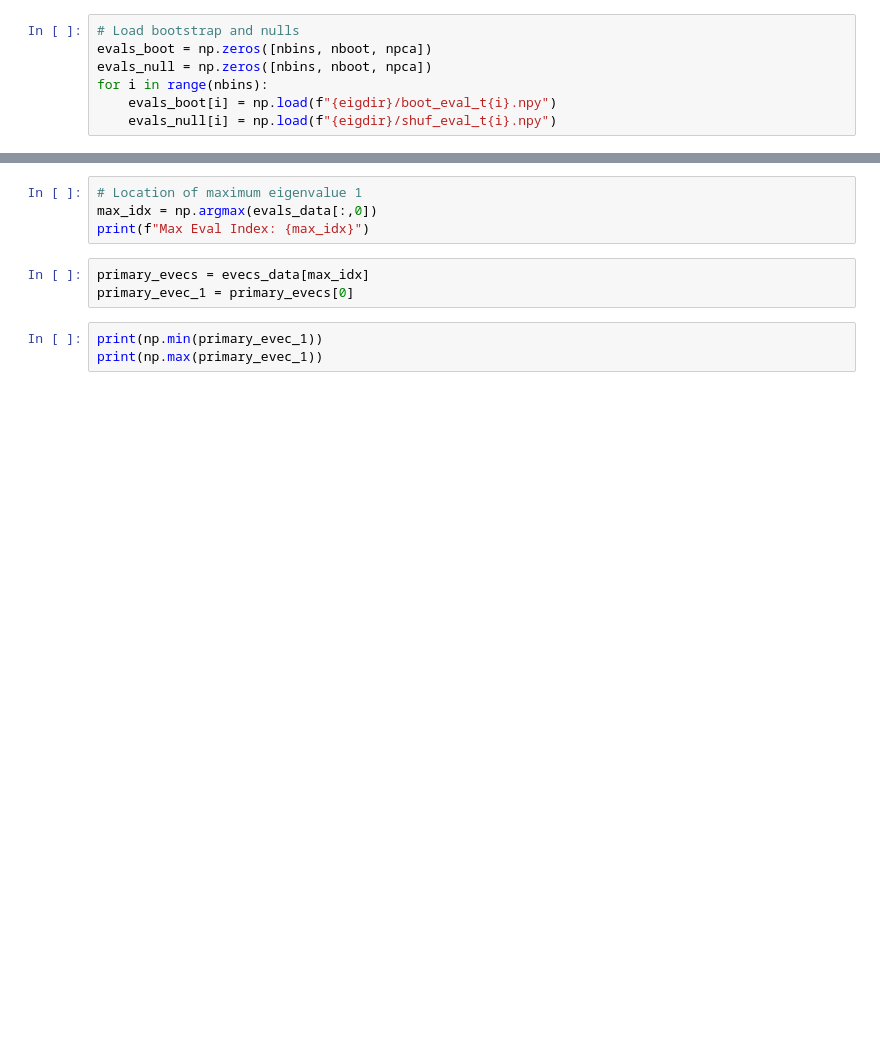
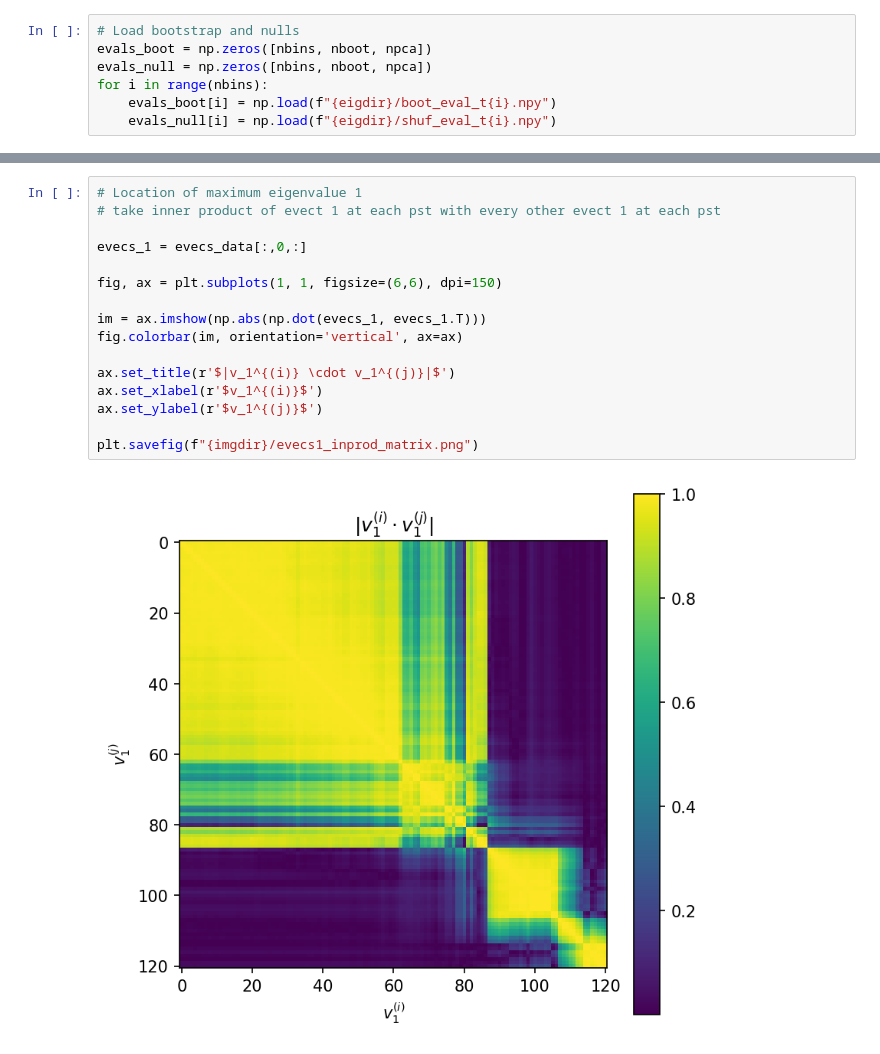
Before and after one commit to AddisonHowe/gexpParPCA, a Jupyter notebook: nb.ipynb, the cells around one changed output, grey strips where cells are left out. Saved outputs shown, nothing was run; the diff lists cells and outputs as text; blank space fills up the shorter version.

Commit message:
Moved barchart func to helpers and added evec plot

```diff
--- a/nb.ipynb
+++ b/nb.ipynb
@@ -142,10 +153,18 @@ plt.savefig(f'{imgdir}/eval_plots.png')
-# %%
-# Location of maximum eigenvalue 1
-max_idx = np.argmax(evals_data[:,0])
-print(f"Max Eval Index: {max_idx}")
 # %%
-primary_evecs = evecs_data[max_idx]
-primary_evec_1 = primary_evecs[0]
+# Location of maximum eigenvalue 1
+# take inner product of evect 1 at each pst with every other evect 1 at each pst
+
+evecs_1 = evecs_data[:,0,:]
+
+fig, ax = plt.subplots(1, 1, figsize=(6,6), dpi=150)
+
+im = ax.imshow(np.abs(np.dot(evecs_1, evecs_1.T)))
+fig.colorbar(im, orientation='vertical', ax=ax)
+
+ax.set_title(r'$|v_1^{(i)} \cdot v_1^{(j)}|$')
+ax.set_xlabel(r'$v_1^{(i)}$')
+ax.set_ylabel(r'$v_1^{(j)}$')
+
+plt.savefig(f"{imgdir}/evecs1_inprod_matrix.png")
+# %% [output]
+[figure, added]
-# %%
-print(np.min(primary_evec_1))
-print(np.max(primary_evec_1))
```
Also changed, not shown: parts of 19 cells of this notebook, 1 other file.
